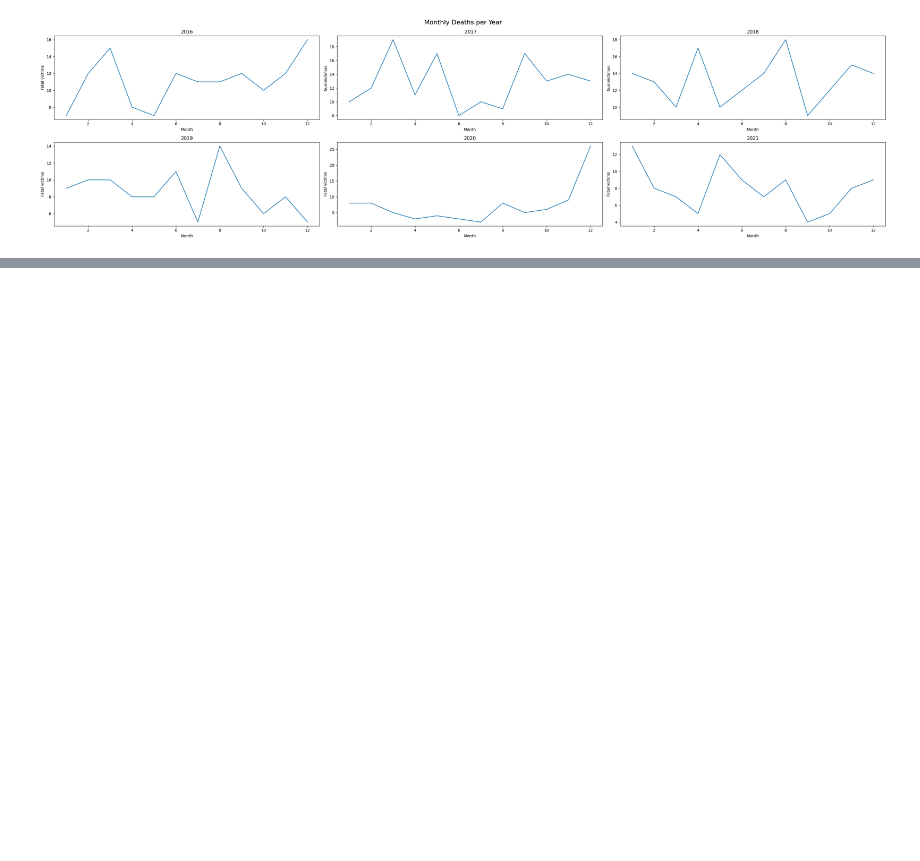
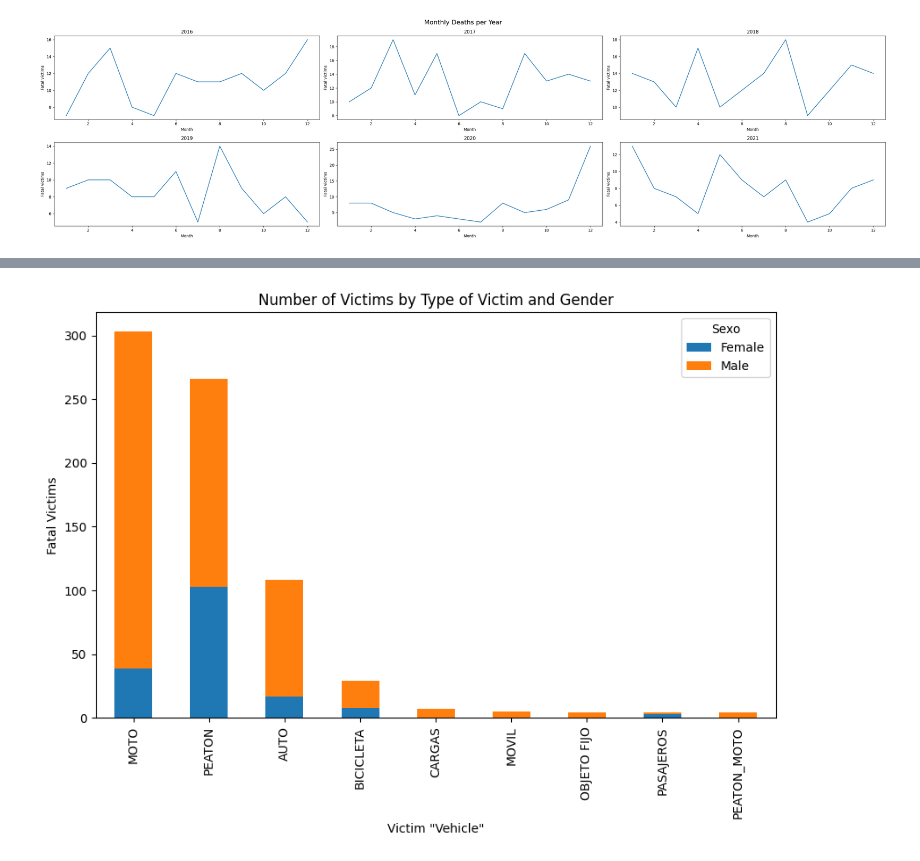
Before and after one commit to priscilamuniz/PI_Accidentes_Viales, a Jupyter notebook: 03_EDA.ipynb, the cells around one changed output, grey strips where cells are left out. Cells and saved outputs as stored; diff of their text form; code cells hidden in the pictures; blank space fills up the shorter version.

```diff
--- a/03_EDA.ipynb
+++ b/03_EDA.ipynb
@@ -377,0 +341,4 @@ plt.show()
+# %%
+t.VictimsAndGender(df)
+# %% [output]
+[figure, added]
```
Also changed, not shown: parts of 15 cells of this notebook, 8 other files.
